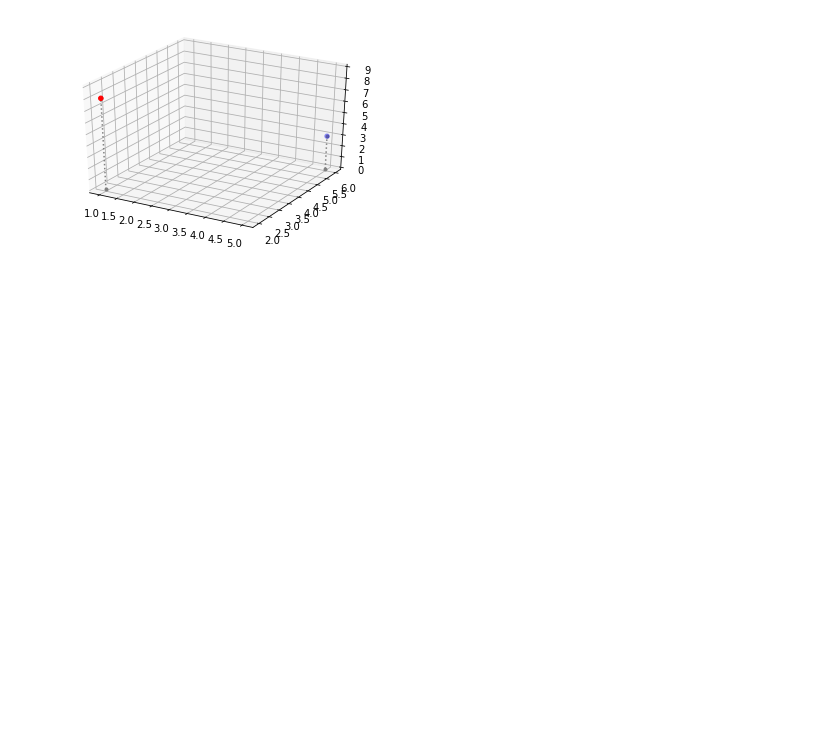
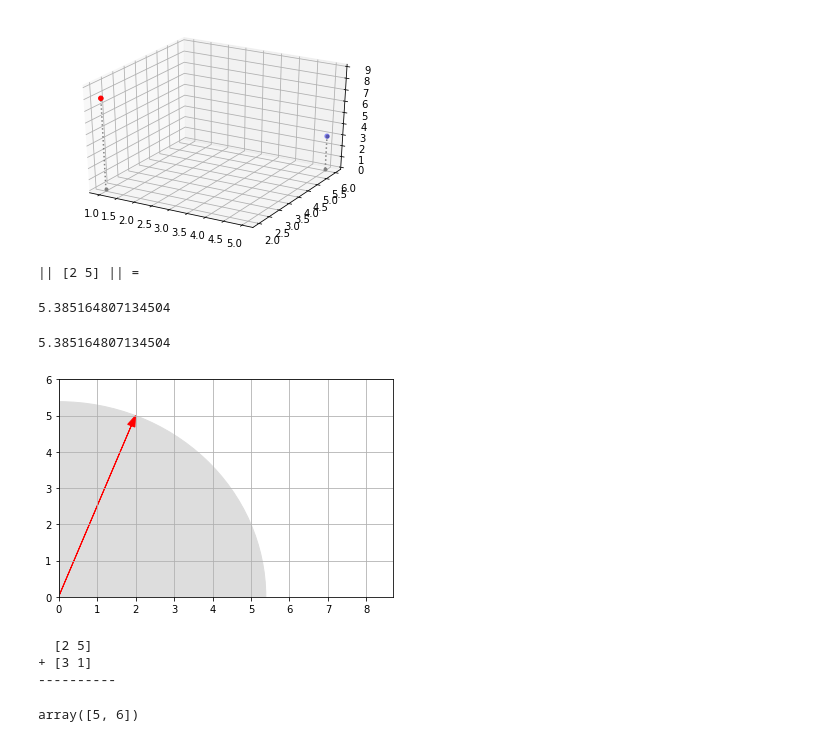
Before and after one commit to arti1117/making-tars, a Jupyter notebook: handson-ml2/math_linear_algebra.ipynb, the cells around one changed output. Drawn from its saved outputs; the diff is of its cells as text; code cells hidden in the pictures; blank space fills up the shorter version.

```diff
--- a/handson-ml2/math_linear_algebra.ipynb
+++ b/handson-ml2/math_linear_algebra.ipynb
@@ -77,0 +82,31 @@ plt.show()
+# %%
+print("||", u, "|| = ")
+vector_norm(u)
+# %% [output]
+|| [2 5] || =
+5.385164807134504
+# %%
+import numpy.linalg as LA
+
+LA.norm(u)
+# %% [output]
+5.385164807134504
+# %%
+radius = LA.norm(u)
+plt.gca().add_artist(plt.Circle((0,0), radius, color="#DDDDDD"))
+plot_vector2d(u, color="red")
+plt.axis([0, 8.7, 0, 6])
+plt.grid()
+plt.show()
+# %% [output]
+[figure, added]
+# %%
+print(" ", u)
+print("+", v)
+print("-"*10)
+u + v
+# %% [output]
+  [2 5]
++ [3 1]
+----------
+array([5, 6])
```
Also changed, not shown: parts of 3 cells of this notebook.
